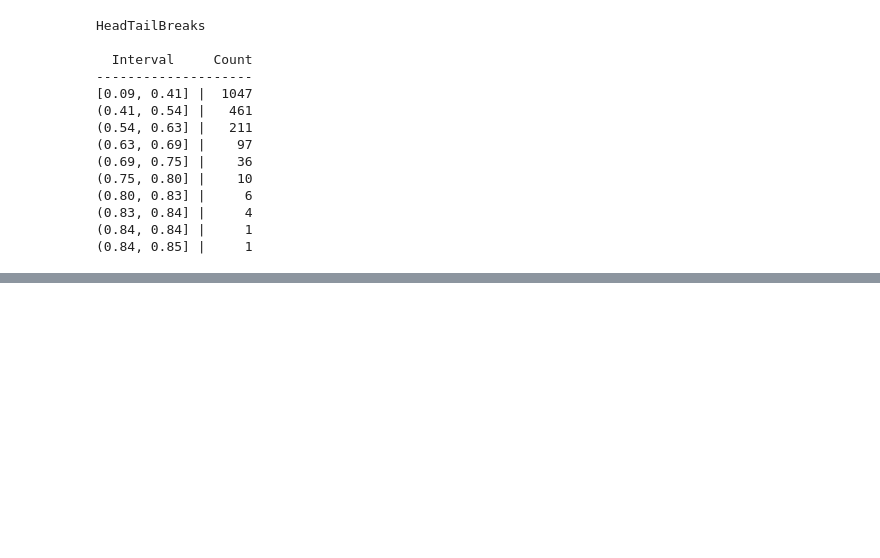
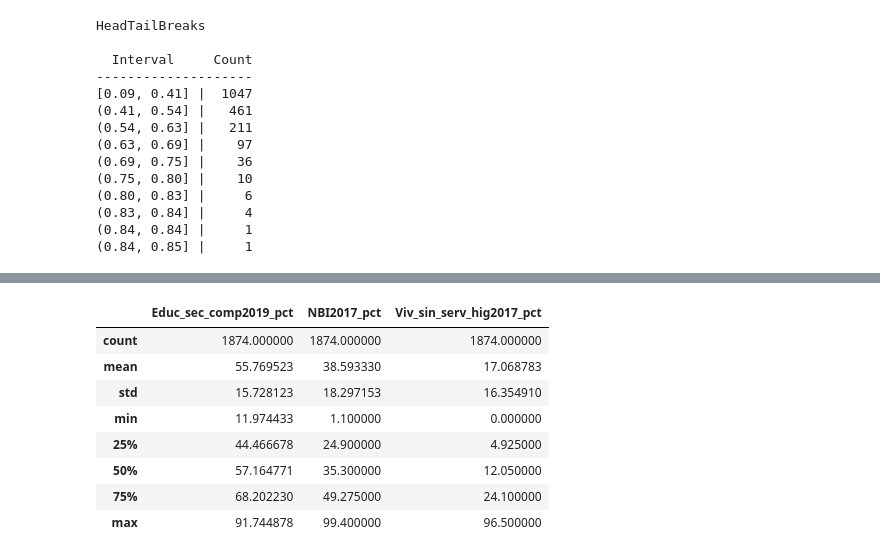
Before and after one commit to FabianRomero20/Examen2, a Jupyter notebook: FULLPRUEBAS.ipynb, the cells around one changed output, grey strips where cells are left out. Cells and saved outputs as stored; diff of their text form; code cells hidden in the pictures; blank space fills up the shorter version.

```diff
--- a/FULLPRUEBAS.ipynb
+++ b/FULLPRUEBAS.ipynb
@@ -366,0 +367,15 @@ datadismap.to_file(os.path.join('mapsPruebas',"dataMapPeru.gpkg"), layer='distri
+# %%
+selected_variables = ['Educ_sec_comp2019_pct',
+                     'NBI2017_pct',
+                     'Viv_sin_serv_hig2017_pct']
+datadismap[selected_variables].describe()
+# %% [output]
+|  | Educ_sec_comp2019_pct | NBI2017_pct | Viv_sin_serv_hig2017_pct |
+| count | 1874.000000 | 1874.000000 | 1874.000000 |
+| mean | 55.769523 | 38.593330 | 17.068783 |
+| std | 15.728123 | 18.297153 | 16.354910 |
+| min | 11.974433 | 1.100000 | 0.000000 |
+| 25% | 44.466678 | 24.900000 | 4.925000 |
+| 50% | 57.164771 | 35.300000 | 12.050000 |
+| 75% | 68.202230 | 49.275000 | 24.100000 |
+| max | 91.744878 | 99.400000 | 96.500000 |
```
Also changed, not shown: parts of 29 cells of this notebook, 1 other file.
